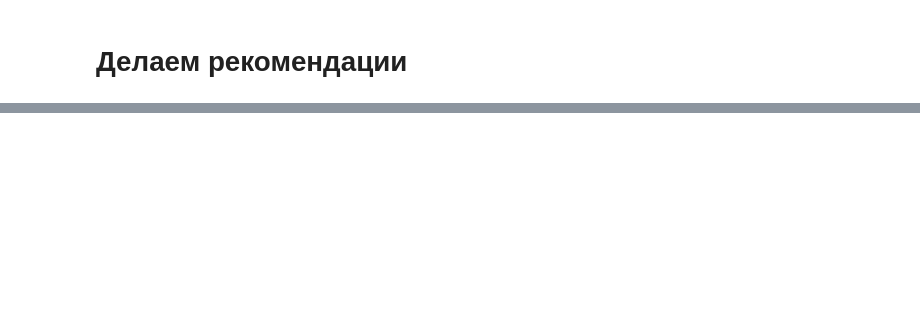
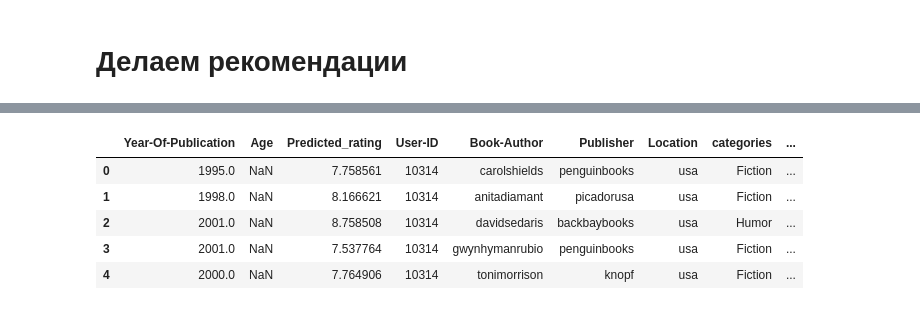
Before and after one commit to justProductAnalyst/Books-Recommendation-System, a Jupyter notebook: ML/Models/Baseline/Baseline.ipynb, the cells around one changed output, grey strips where cells are left out. Saved outputs shown, nothing was run; the diff lists cells and outputs as text; code cells hidden in the pictures; blank space fills up the shorter version.

```diff
--- a/ML/Models/Baseline.ipynb
+++ b/ML/Models/Baseline/Baseline.ipynb
@@ -388,0 +347,10 @@ merged_test_X.head(5)
+# %%
+merged_test_X = pd.read_csv("merged_test_X.csv")
+merged_test_X.head(5)
+# %% [output]
+|  | Year-Of-Publication | Age | Predicted_rating | User-ID | Book-Author | Publisher | Location | categories | ... |
+| 0 | 1995.0 | NaN | 7.758561 | 10314 | carolshields | penguinbooks | usa | Fiction | ... |
+| 1 | 1998.0 | NaN | 8.166621 | 10314 | anitadiamant | picadorusa | usa | Fiction | ... |
+| 2 | 2001.0 | NaN | 8.758508 | 10314 | davidsedaris | backbaybooks | usa | Humor | ... |
+| 3 | 2001.0 | NaN | 7.537764 | 10314 | gwynhymanrubio | penguinbooks | usa | Fiction | ... |
+| 4 | 2000.0 | NaN | 7.764906 | 10314 | tonimorrison | knopf | usa | Fiction | ... |
```
Also changed, not shown: parts of 18 cells of this notebook, 2 other files.
